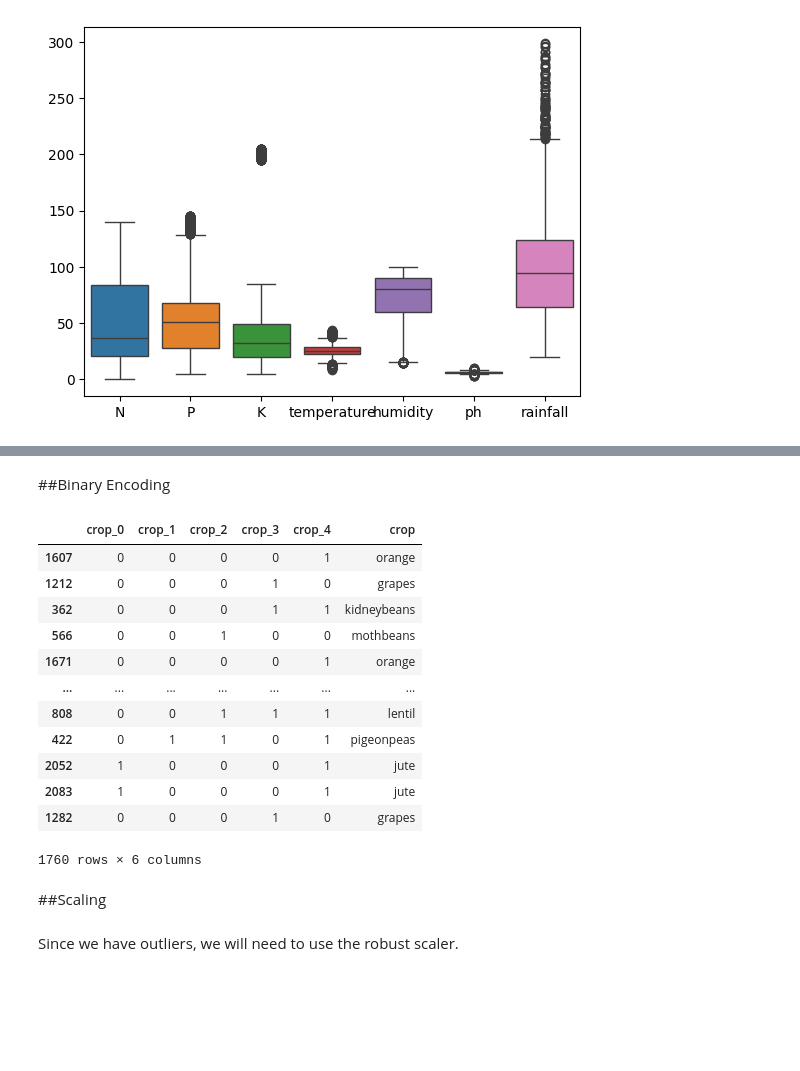
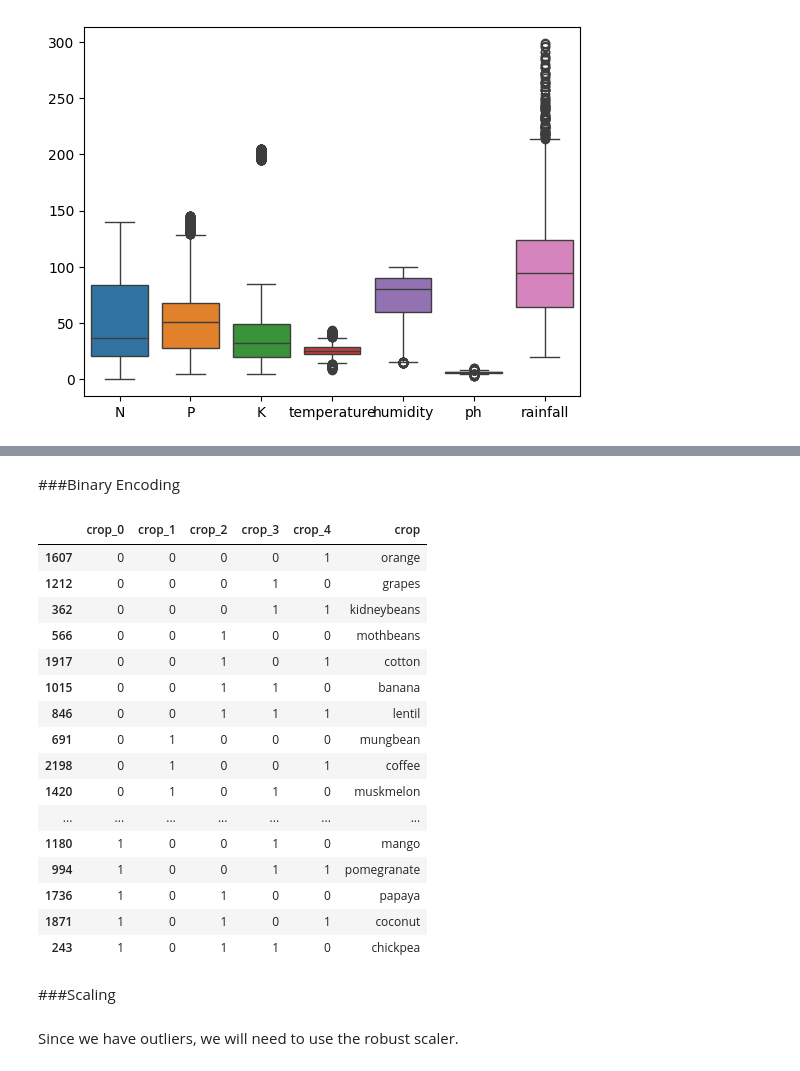
Before and after one commit to HaninEssam215/Crop-Recommendation-System, a Jupyter notebook: Crop_Recommendation_System.ipynb, the cells around one changed output, grey strips where cells are left out. Drawn from its saved outputs; the diff is of its cells as text; code cells hidden in the pictures; blank space fills up the shorter version.

```diff
--- a/Crop_Recommendation_System.ipynb
+++ b/Crop_Recommendation_System.ipynb
@@ -152,7 +160,7 @@ X_temp = X_test
 y_temp = y_test
 X_val, X_test, y_val, y_test = train_test_split(X_temp, y_temp, test_size=0.5, shuffle=True,random_state=42, stratify=y_temp)
 # %% [markdown]
-##Binary Encoding
+###Binary Encoding
 # %%
 encoder = BinaryEncoder()
 encoder.fit(y_train)
@@ -160,23 +168,28 @@ transformed_y_train = encoder.transform(y_train)
 transformed_y_test = encoder.transform(y_test)
 transformed_y_val = encoder.transform(y_val)
 # %%
-pd.concat([transformed_y_train, y_train], axis=1)
+encoded_df = pd.concat([transformed_y_train, y_train], axis=1)
+encoded_df.drop_duplicates()
 # %% [output]
 |  | crop_0 | crop_1 | crop_2 | crop_3 | crop_4 | crop |
 | 1607 | 0 | 0 | 0 | 0 | 1 | orange |
 | 1212 | 0 | 0 | 0 | 1 | 0 | grapes |
 | 362 | 0 | 0 | 0 | 1 | 1 | kidneybeans |
 | 566 | 0 | 0 | 1 | 0 | 0 | mothbeans |
-| 1671 | 0 | 0 | 0 | 0 | 1 | orange |
+| 1917 | 0 | 0 | 1 | 0 | 1 | cotton |
+| 1015 | 0 | 0 | 1 | 1 | 0 | banana |
+| 846 | 0 | 0 | 1 | 1 | 1 | lentil |
+| 691 | 0 | 1 | 0 | 0 | 0 | mungbean |
+| 2198 | 0 | 1 | 0 | 0 | 1 | coffee |
+| 1420 | 0 | 1 | 0 | 1 | 0 | muskmelon |
 | ... | ... | ... | ... | ... | ... | ... |
-| 808 | 0 | 0 | 1 | 1 | 1 | lentil |
-| 422 | 0 | 1 | 1 | 0 | 1 | pigeonpeas |
-| 2052 | 1 | 0 | 0 | 0 | 1 | jute |
-| 2083 | 1 | 0 | 0 | 0 | 1 | jute |
-| 1282 | 0 | 0 | 0 | 1 | 0 | grapes |
+| 1180 | 1 | 0 | 0 | 1 | 0 | mango |
+| 994 | 1 | 0 | 0 | 1 | 1 | pomegranate |
+| 1736 | 1 | 0 | 1 | 0 | 0 | papaya |
+| 1871 | 1 | 0 | 1 | 0 | 1 | coconut |
+| 243 | 1 | 0 | 1 | 1 | 0 | chickpea |
-1760 rows × 6 columns
 # %% [markdown]
-##Scaling
+###Scaling
 # %% [markdown]
 Since we have outliers, we will need to use the robust scaler.
 # %%
```
Also changed, not shown: parts of 21 cells of this notebook.
